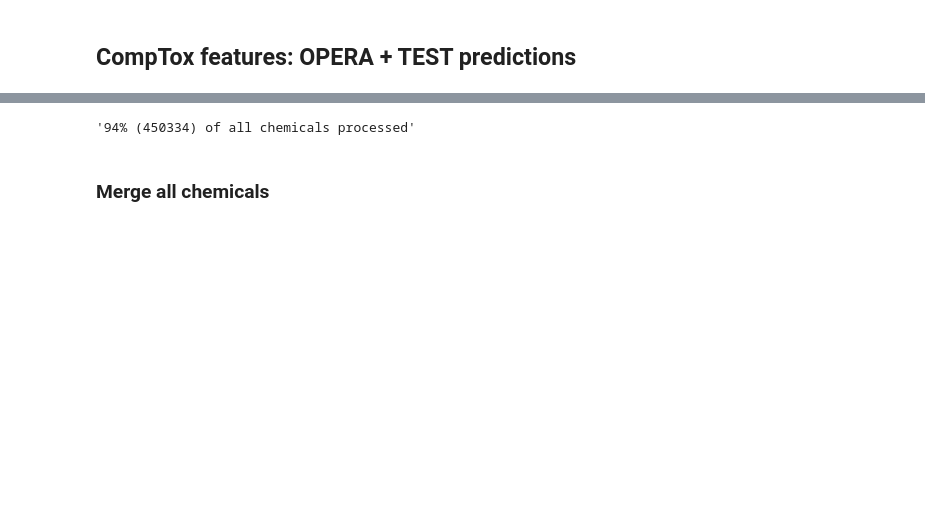
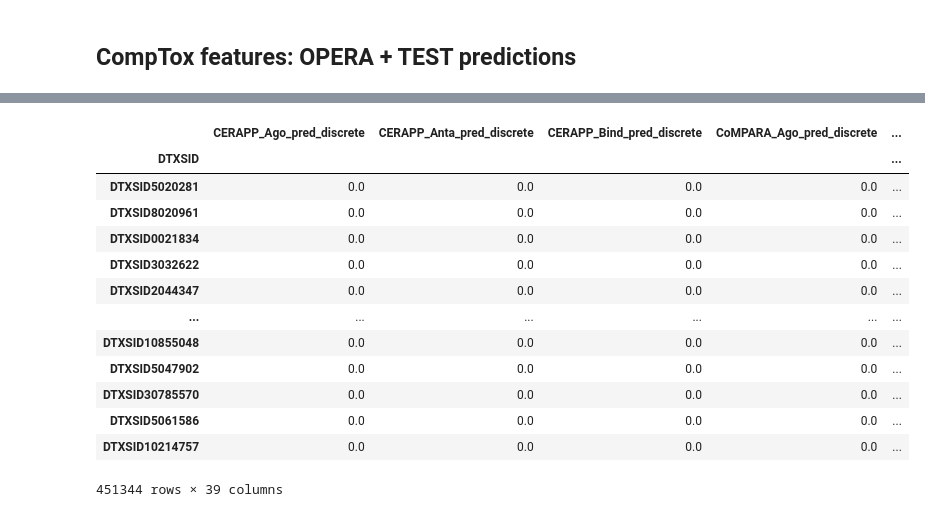
Before and after one commit to jkvasnicka/Two-Stage-ML-Oral-PODs, a Jupyter notebook: 2-Parse-Raw-Data-LCIA-QSAR.ipynb, the cells around one changed output, grey strips where cells are left out. Cells and saved outputs as stored; diff of their text form; code cells hidden in the pictures; blank space fills up the shorter version.

Commit message:
Migrate data processing to RawDataProcessor

```diff
--- a/2-Parse-Raw-Data-LCIA-QSAR.ipynb
+++ b/2-Parse-Raw-Data-LCIA-QSAR.ipynb
@@ -7,17 +10,5 @@ This module should theoretically be ran once and then any feature engineering ca
 # %%
-import pandas as pd
-import numpy as np
-from os import path
-import parse
-from config_management import UnifiedConfiguration
-
-import comptox
-import opera
-import features
-
-pd.set_option('display.max_columns', None)
-
-index_col = 'DTXSID'
-
 config_mapping_path = 'Input\configuration-mapping.json'
 config = UnifiedConfiguration(config_mapping_path)
+
+raw_processor = RawDataProcessor(config.raw_data, config.data, config.path)
@@ -321,9 +141,0 @@ Wall time: 1min 34s
-# %%
-all_chem_ids_file = 'Input/Raw/OPERA/Input/Application/chemical-identifiers.smi'
-all_chem_ids = opera.extract_dtxsid_from_structures_file(all_chem_ids_file)
-
-f'{round(len(opera_features_app)/len(all_chem_ids)*100)}% ({len(opera_features_app)}) of all chemicals processed'
-# %% [output]
-'94% (450334) of all chemicals processed'
-# %% [markdown]
-### Merge all chemicals
@@ -341,0 +142,19 @@ pd.concat([AD_flags_train, AD_flags_app]).to_csv(flags_write_path)
+# %%
+AD_flags, opera_features = raw_processor.opera_features_from_raw()
+
+opera_features
+# %% [output]
+|  | CERAPP_Ago_pred_discrete | CERAPP_Anta_pred_discrete | CERAPP_Bind_pred_discrete | CoMPARA_Ago_pred_discrete | ... |
+| DTXSID |  |  |  |  | ... |
+| DTXSID5020281 | 0.0 | 0.0 | 0.0 | 0.0 | ... |
+| DTXSID8020961 | 0.0 | 0.0 | 0.0 | 0.0 | ... |
+| DTXSID0021834 | 0.0 | 0.0 | 0.0 | 0.0 | ... |
+| DTXSID3032622 | 0.0 | 0.0 | 0.0 | 0.0 | ... |
+| DTXSID2044347 | 0.0 | 0.0 | 0.0 | 0.0 | ... |
+| ... | ... | ... | ... | ... | ... |
+| DTXSID10855048 | 0.0 | 0.0 | 0.0 | 0.0 | ... |
+| DTXSID5047902 | 0.0 | 0.0 | 0.0 | 0.0 | ... |
+| DTXSID30785570 | 0.0 | 0.0 | 0.0 | 0.0 | ... |
+| DTXSID5061586 | 0.0 | 0.0 | 0.0 | 0.0 | ... |
+| DTXSID10214757 | 0.0 | 0.0 | 0.0 | 0.0 | ... |
+451344 rows × 39 columns
```
Also changed, not shown: parts of 17 cells of this notebook, 4 other files.
